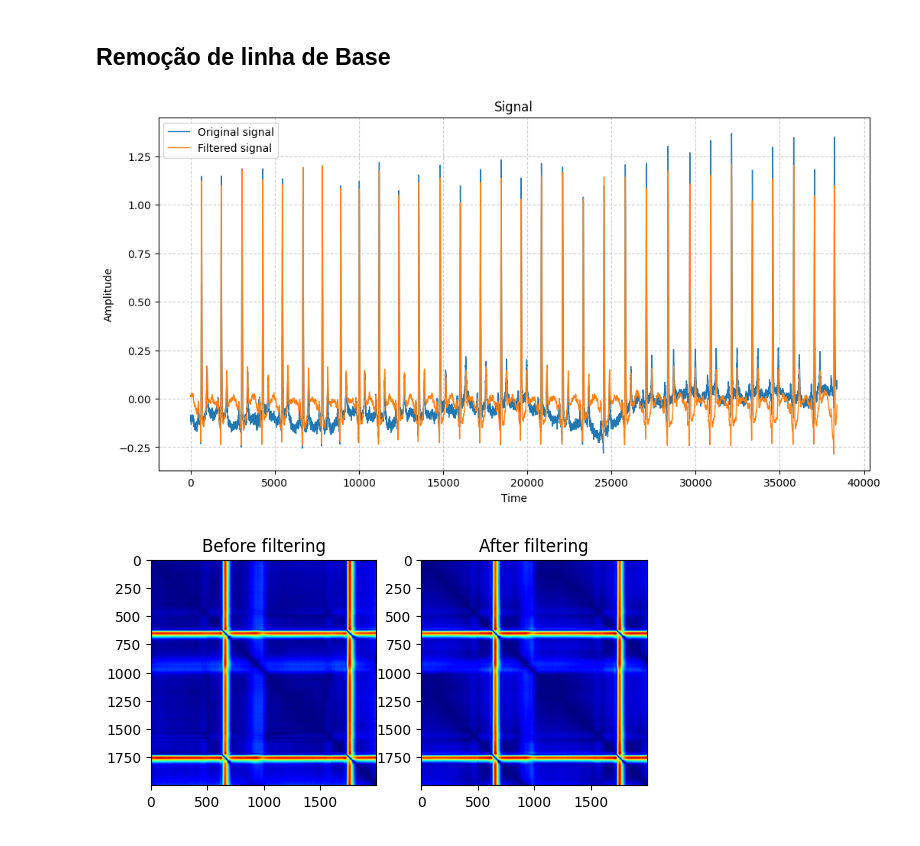
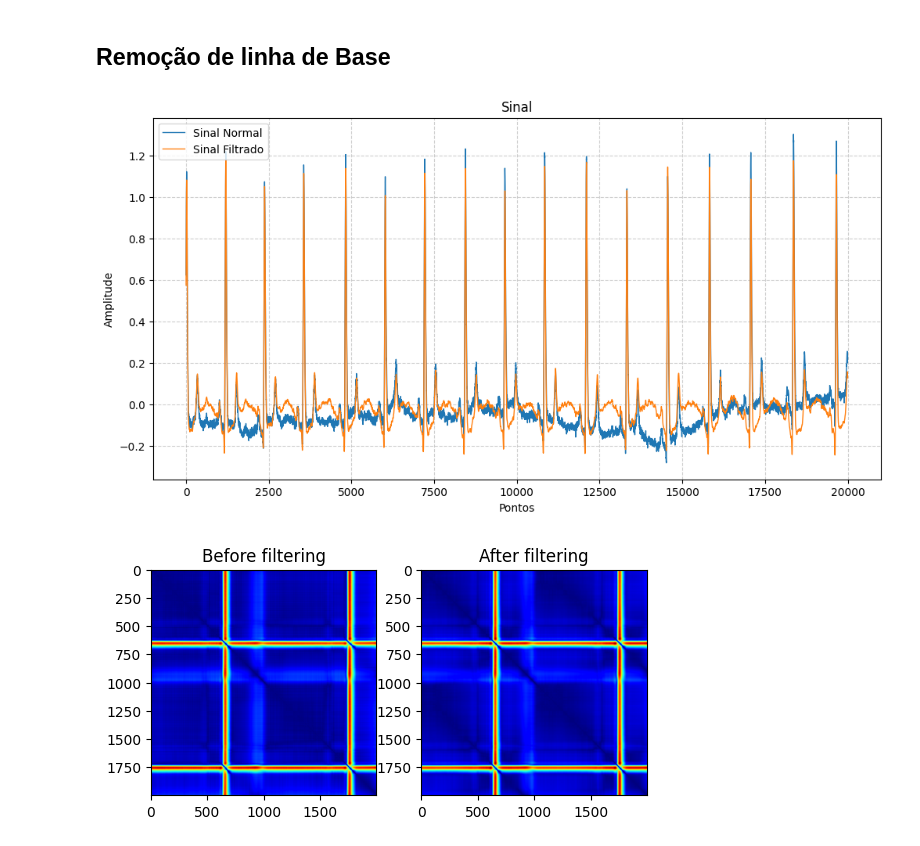
Before and after one commit to Ni-cole17/PTB-Diagnostic-Visualization, a Jupyter notebook: segment.ipynb, the cells around one changed output. Drawn from its saved outputs; the diff is of its cells as text; code cells hidden in the pictures.

```diff
--- a/segment.ipynb
+++ b/segment.ipynb
@@ -228,16 +256,16 @@ matrix_dist = pat.get_distance_matrix(pat112_sign,start,end)
 # %%
 # Plot signal before and after filtering
 plt.figure(figsize=(12, 6))
-plt.plot(sign[:, 0], label='Original signal', linewidth=1)
-plt.plot(filt_sign[:, 0], label='Filtered signal', linewidth=1)
+plt.plot(sign[:, 0][10000:30000], label='Sinal Normal', linewidth=1)
+plt.plot(filt_sign[:, 0][10000:30000], label='Sinal Filtrado', linewidth=1)
 plt.legend()
-plt.title('Signal')
-plt.xlabel('Time')
+plt.title('Sinal')
+plt.xlabel('Pontos')
 plt.ylabel('Amplitude')
 plt.grid(True, linestyle='--', alpha=0.6)
 plt.show()
 # %% [output]
-[figure, old version]
+[figure, new version]
 # %%
 matrix_img_bef = show_matrix(pat.generate_image(sign[start:end]),return_img=True,show=False)
 ## Show matrix_img and matrix_img_bef in subplots
```
Also changed, not shown: parts of 15 cells of this notebook, 1 other file.
